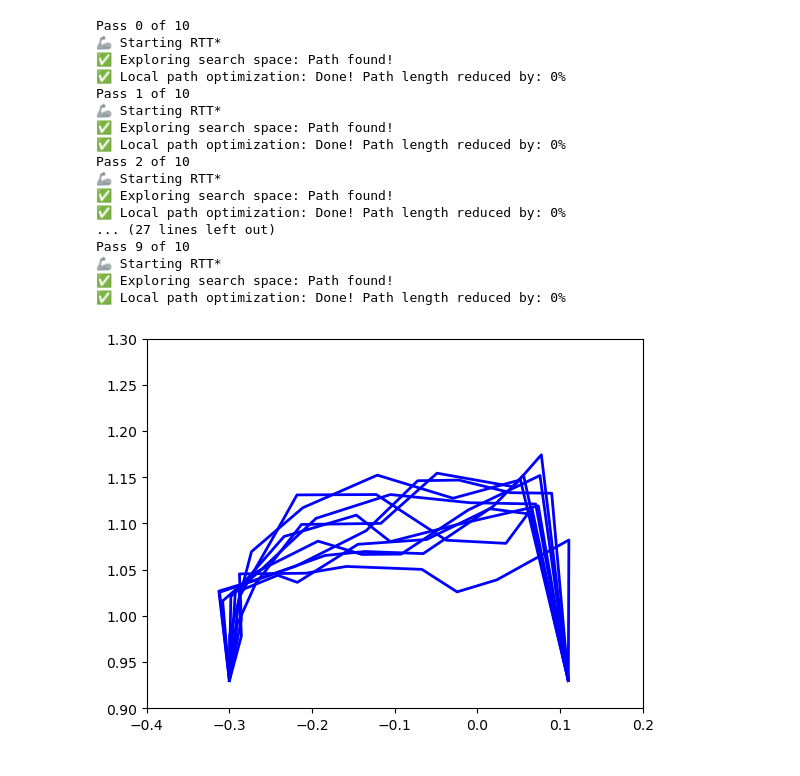
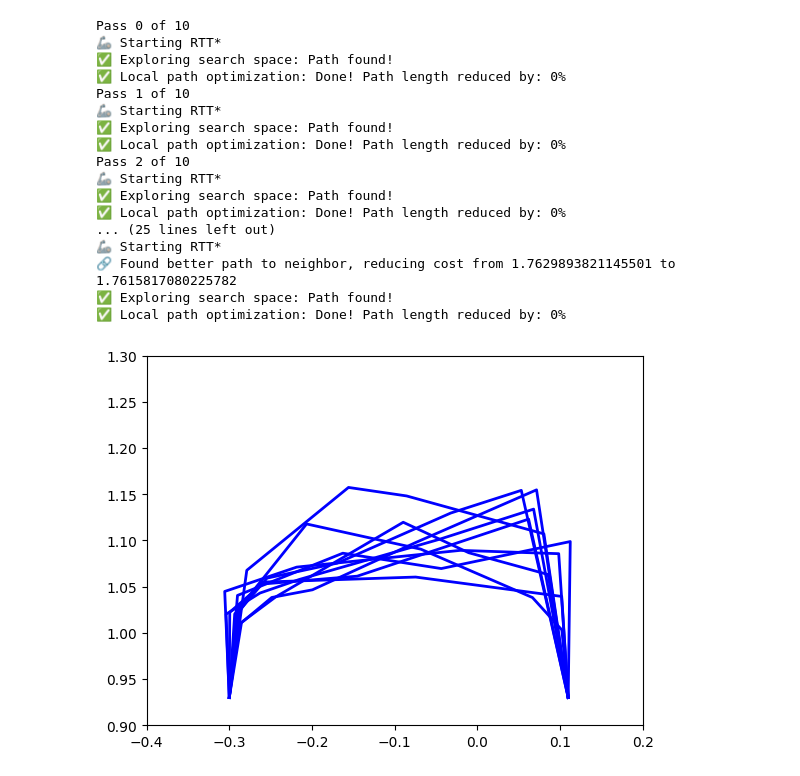
Before and after one commit to shiukaheng/lab, a Jupyter notebook: plots.ipynb, the cells around one changed output. Cells and saved outputs as stored; diff of their text form; code cells hidden in the pictures.

```diff
--- a/plots.ipynb
+++ b/plots.ipynb
@@ -54,25 +54,25 @@ def plot_path_2d(iters=10, step_size=0.05, color='blue', neighborhood_radius=0.1
         plt.axis([-0.4, 0.2, 0.9, 1.3])
         plt.plot([node[1] for node in path], [node[2] for node in path], color=color, linewidth=2)
     plt.show()
-# %%
-plot_path_2d()
-# %% [output]
-Pass 0 of 10
-🦾 Starting RTT*
-✅ Exploring search space: Path found!
-✅ Local path optimization: Done! Path length reduced by: 0%
-Pass 1 of 10
-🦾 Starting RTT*
-✅ Exploring search space: Path found!
-✅ Local path optimization: Done! Path length reduced by: 0%
-Pass 2 of 10
-🦾 Starting RTT*
-✅ Exploring search space: Path found!
-✅ Local path optimization: Done! Path length reduced by: 0%
-... (27 lines left out)
-Pass 9 of 10
-🦾 Starting RTT*
-✅ Exploring search space: Path found!
-✅ Local path optimization: Done! Path length reduced by: 0%
-[figure, removed]
+# %%
+plot_path_2d(max_neighbors=4, neighborhood_radius=0.6)
+# %% [output]
+Pass 0 of 10
+🦾 Starting RTT*
+✅ Exploring search space: Path found!
+✅ Local path optimization: Done! Path length reduced by: 0%
+Pass 1 of 10
+🦾 Starting RTT*
+✅ Exploring search space: Path found!
+✅ Local path optimization: Done! Path length reduced by: 0%
+Pass 2 of 10
+🦾 Starting RTT*
+✅ Exploring search space: Path found!
+✅ Local path optimization: Done! Path length reduced by: 0%
+... (25 lines left out)
+🦾 Starting RTT*
+🔗 Found better path to neighbor, reducing cost from 1.7629893821145501 to 1.7615817080225782
+✅ Exploring search space: Path found!
+✅ Local path optimization: Done! Path length reduced by: 0%
+[figure, added]
 # %%
```
Also changed, not shown: parts of 3 cells of this notebook, 5 other files.
